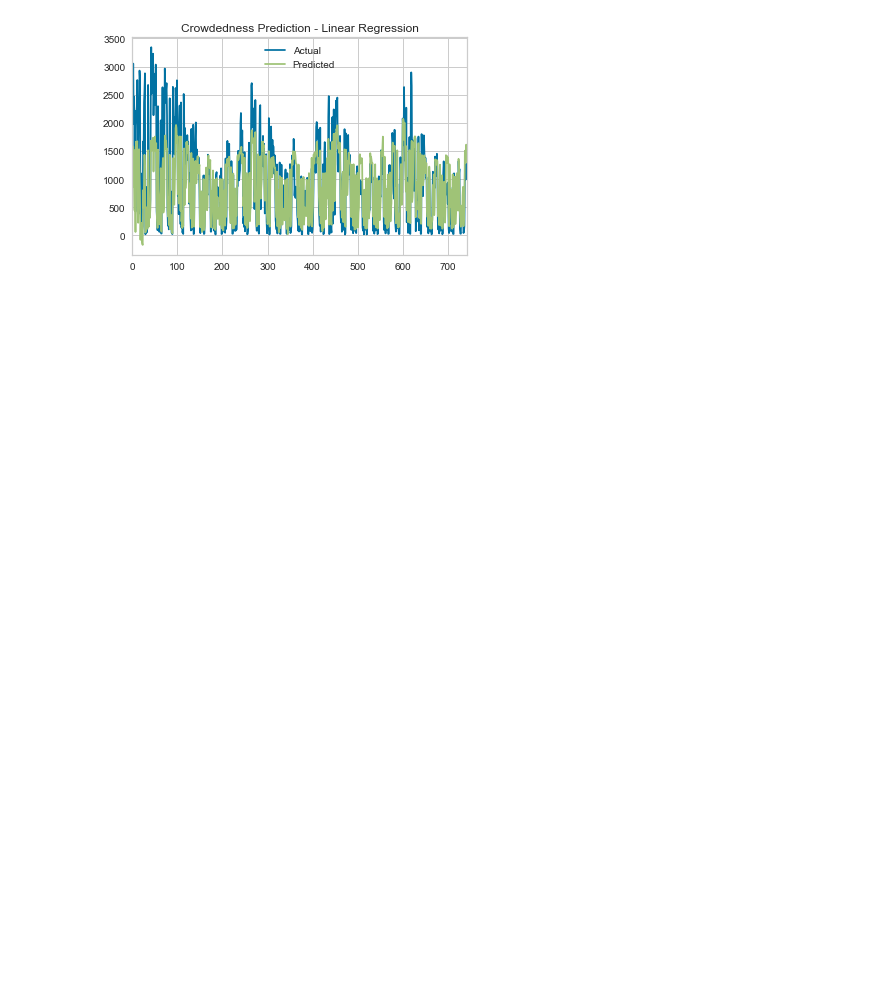
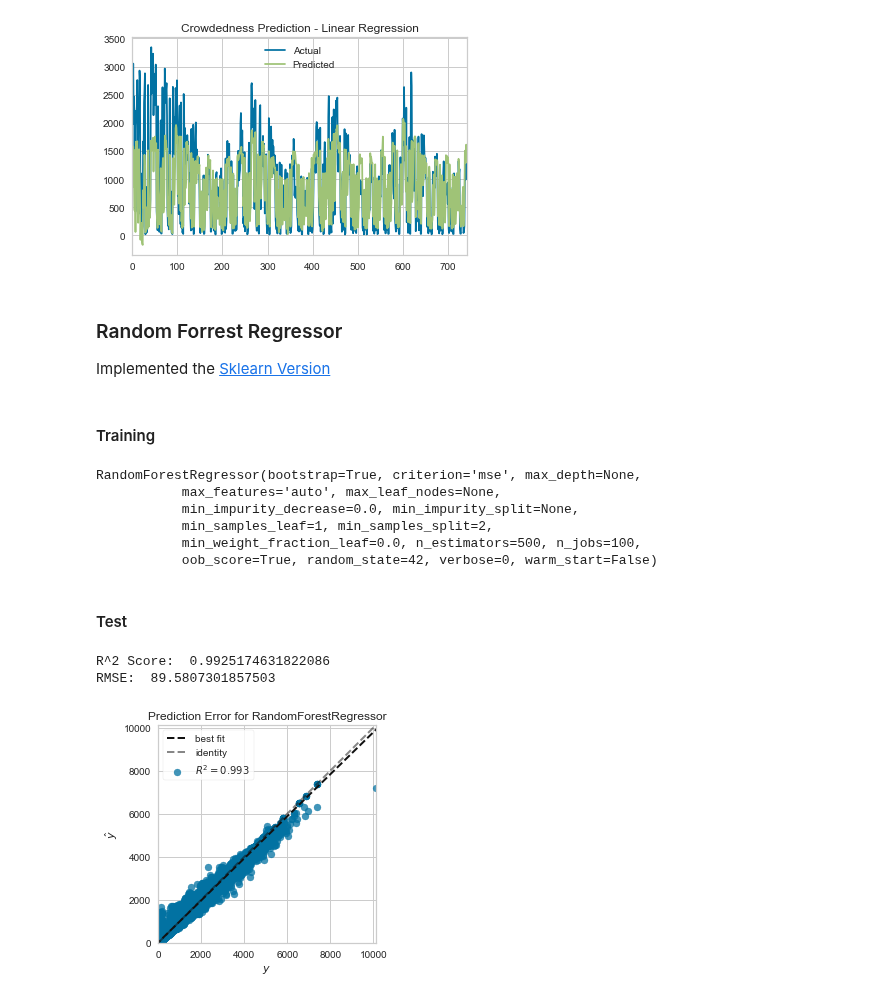
Before and after one commit to LeDon96/CrowdednessPrediction, a Jupyter notebook: Jupyter Notebooks/Regression Models.ipynb, the cells around one changed output. Saved outputs shown, nothing was run; the diff lists cells and outputs as text; code cells hidden in the pictures; blank space fills up the shorter version.

```diff
--- a/Jupyter Notebooks/Regression Models.ipynb
+++ b/Jupyter Notebooks/Regression Models.ipynb
@@ -86,3 +118,39 @@ time_pred_series_base.plot(legend=True, title='Crowdedness Prediction - Linear R
 plt.show()
 # %% [output]
 [figure]
+# %% [markdown]
+### Random Forrest Regressor
+Implemented the [Sklearn Version](https://scikit-learn.org/stable/modules/generated/sklearn.ensemble.RandomForestRegressor.html)
+# %% [markdown]
+#### Training
+# %%
+rfg = RandomForestRegressor(n_estimators=500, criterion="mse", n_jobs=100, random_state=42, bootstrap=True,
+                               oob_score=True)
+
+rfg.fit(x_train, y_train)
+# %% [output]
+RandomForestRegressor(bootstrap=True, criterion='mse', max_depth=None,
+           max_features='auto', max_leaf_nodes=None,
+           min_impurity_decrease=0.0, min_impurity_split=None,
+           min_samples_leaf=1, min_samples_split=2,
+           min_weight_fraction_leaf=0.0, n_estimators=500, n_jobs=100,
+           oob_score=True, random_state=42, verbose=0, warm_start=False)
+# %% [markdown]
+#### Test
+# %%
+test_rfg_score = rfg.score(x_test, y_test)
+
+y_pred_test_rfg = rfg.predict(x_test)
+test_rfg_mse = mean_squared_error(y_pred_test_rfg, y_test)
+
+print("R^2 Score: ", test_rfg_score)
+print("RMSE: ", np.sqrt(test_rfg_mse))
+
+visualizer = PredictionError(rfg)
+visualizer.fit(x_train, y_train)  # Fit the training data to the visualizer
+visualizer.score(x_test, y_test)  # Evaluate the model on the test data
+g = visualizer.poof()
+# %% [output]
+R^2 Score:  0.9925174631822086
+RMSE:  89.5807301857503
+[figure, added]
```
Also changed, not shown: parts of 10 cells of this notebook, 1 other file.
